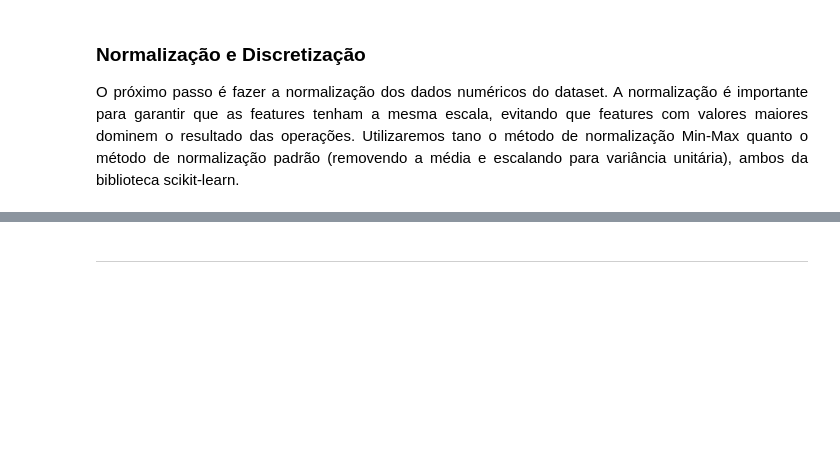
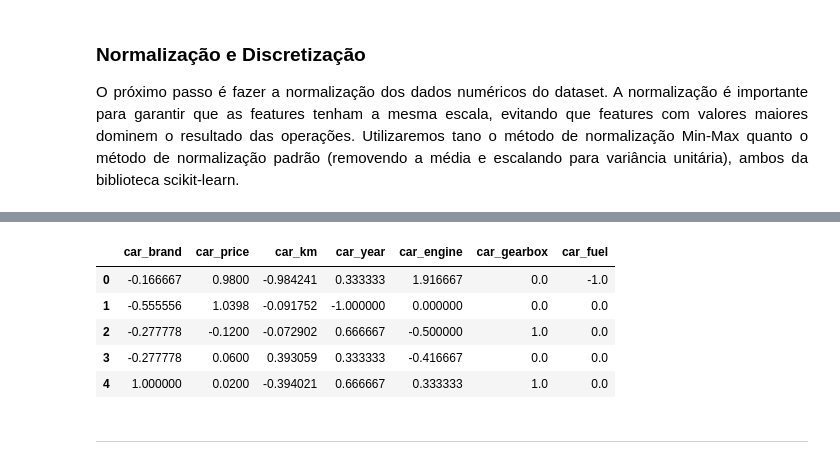
Before and after one commit to V1ct0rC/analise-seminovos-recife, a Jupyter notebook: TAGDI_Projeto_1.ipynb, the cells around one changed output, grey strips where cells are left out. Drawn from its saved outputs; the diff is of its cells as text; code cells hidden in the pictures; blank space fills up the shorter version.

```diff
--- a/TAGDI_Projeto_1.ipynb
+++ b/TAGDI_Projeto_1.ipynb
@@ -357,3 +379,15 @@ df_knn_fill_std.head()
+# %%
+robust_scaler = RobustScaler()
+df_knn_fill_robust = robust_scaler.fit_transform(df_knn_fill)
+df_knn_fill_robust = pd.DataFrame(df_knn_fill_robust, columns=df_knn_fill.columns)
+df_knn_fill_robust.head()
+# %% [output]
+|  | car_brand | car_price | car_km | car_year | car_engine | car_gearbox | car_fuel |
+| 0 | -0.166667 | 0.9800 | -0.984241 | 0.333333 | 1.916667 | 0.0 | -1.0 |
+| 1 | -0.555556 | 1.0398 | -0.091752 | -1.000000 | 0.000000 | 0.0 | 0.0 |
+| 2 | -0.277778 | -0.1200 | -0.072902 | 0.666667 | -0.500000 | 1.0 | 0.0 |
+| 3 | -0.277778 | 0.0600 | 0.393059 | 0.333333 | -0.416667 | 0.0 | 0.0 |
+| 4 | 1.000000 | 0.0200 | -0.394021 | 0.666667 | 0.333333 | 1.0 | 0.0 |
 # %% [markdown]
 ---
 # %% [markdown]
```
Also changed, not shown: parts of 20 cells of this notebook.
